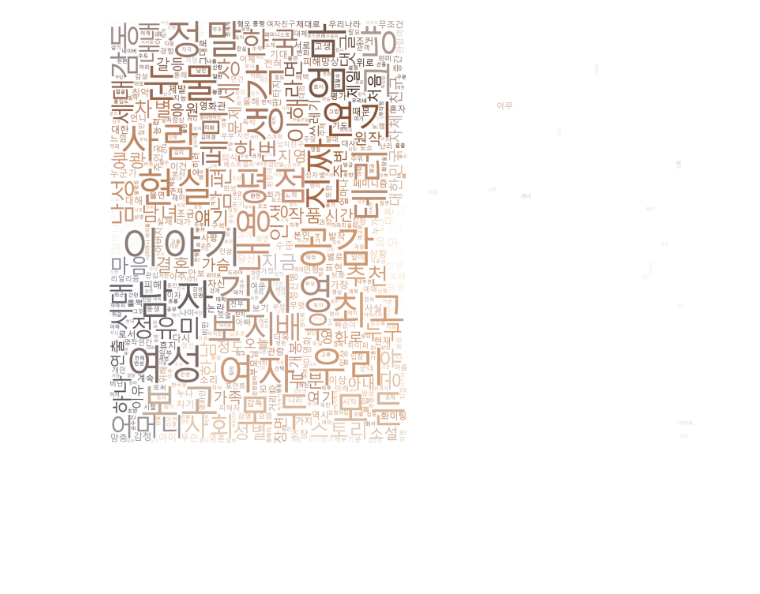
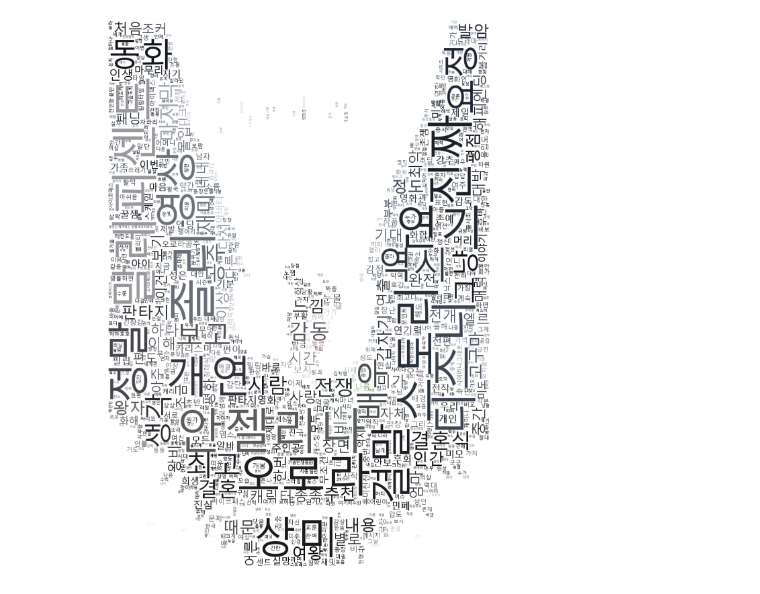
Before and after one commit to wjrmffldrhrl/Movie-Cloud, a Jupyter notebook: crawling/movie/word_cloud.ipynb, the cells around one changed output. Cells and saved outputs as stored; diff of their text form; code cells hidden in the pictures; blank space fills up the shorter version.

```diff
--- a/crawling/movie/word_cloud.ipynb
+++ b/crawling/movie/word_cloud.ipynb
@@ -17,44 +17,55 @@ import numpy as np
 from PIL import Image
 from wordcloud import STOPWORDS
 
+from matplotlib import font_manager, rc
+
 kkma = Kkma()
+title ='말레피센트 2'
-# %%
-text = open('82년생 김지영/82년생 김지영.txt','r',-1,"utf-8").read()
+# %%
+def get_word(title):
+    text = open(title+'/'+title+'.txt','r',-1,"utf-8").read()
+    tokens = t.nouns(text)
+
+    # 1글자 , 영화 제거
+    tokens = [word for word in tokens if len(word) > 1 and word != '영화']
+
+    word = nltk.Text(tokens, name='영화 리뷰')
+
+    return word
 # %%
-tokens = t.nouns(text)
+def get_wrodcloud(word,title):
 
-# 1글자 , 영화 제거
-tokens = [word for word in tokens if len(word) > 1 and word != '영화']
+    # 폰트설정
+    if platform.system()  == 'Darwin':
+        rc('font',family='AppleGothic')
+    elif platform.system() == 'Windows':
+        font_name = font_manager.FontProperties(fname="c:/Windows/Fonts/malgun.ttf").get_name()
+        rc('font', family=font_name)
+    else:
+        print('unknown system')
 
-word = nltk.Text(tokens, name='영화 리뷰')
-word.vocab().most_common(1000)
+    %matplotlib inline
 
-# 폰트설정
-from matplotlib import font_manager, rc
-if platform.system()  == 'Darwin':
-    rc('font',family='AppleGothic')
-elif platform.system() == 'Windows':
-    font_name = font_manager.FontProperties(fname="c:/Windows/Fonts/malgun.ttf").get_name()
-    rc('font', family=font_name)
-else:
-    print('unknown system')
+    data = word.vocab().most_common(1000)
+    tmp_data = dict(data)
 
-%matplotlib inline
+    movie_coloring = np.array(Image.open(title+'/'+title+'.jpg'))
 
+    image_colors = ImageColorGenerator(movie_coloring)
 
-movie_coloring = np.array(Image.open('82년생 김지영/82년생 김지영.jpg'))
+    wordcloud = WordCloud(font_path='c:/Windows/Fonts/malgun.ttf',
+                         relative_scaling = 0.08, mask=movie_coloring,
+                         background_color='white',max_words = 2000#,min_font_size=1,max_font_size=20,random_state=50
+                         ).generate_from_frequencies(tmp_data)
 
-image_colors = ImageColorGenerator(movie_coloring)
-
-wordcloud = WordCloud(font_path='c:/Windows/Fonts/malgun.ttf',
-                     relative_scaling = 0.08, mask=movie_coloring,
-                     background_color='white',max_words = 2000#,min_font_size=1,max_font_size=20,random_state=50
-                     ).generate_from_frequencies(tmp_data)
-
-plt.figure(figsize=(30,30))
-plt.imshow(wordcloud.recolor(color_func=image_colors),interpolation='bilinear')
-plt.axis('off')
-plt.savefig("word_cloud.png", format="png")
-plt.show()
+    plt.figure(figsize=(30,30))
+    plt.imshow(wordcloud.recolor(color_func=image_colors),interpolation='bilinear')
+    plt.axis('off')
+    plt.savefig(title+'/'+title+'.png', format="png")
+    plt.show()
-# %% [output]
-[figure, removed]
+# %%
+word = get_word(title)
+# %%
+get_wrodcloud(word,title)
+# %% [output]
+[figure, added]
```
Also changed, not shown: 6 other files.
